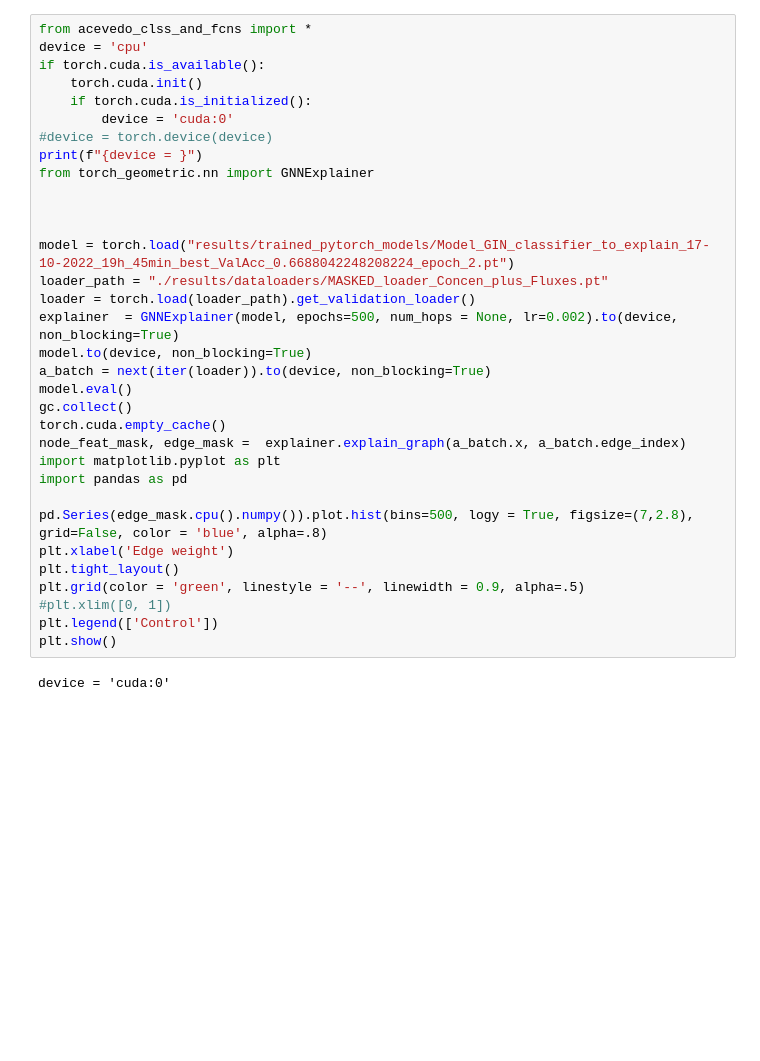
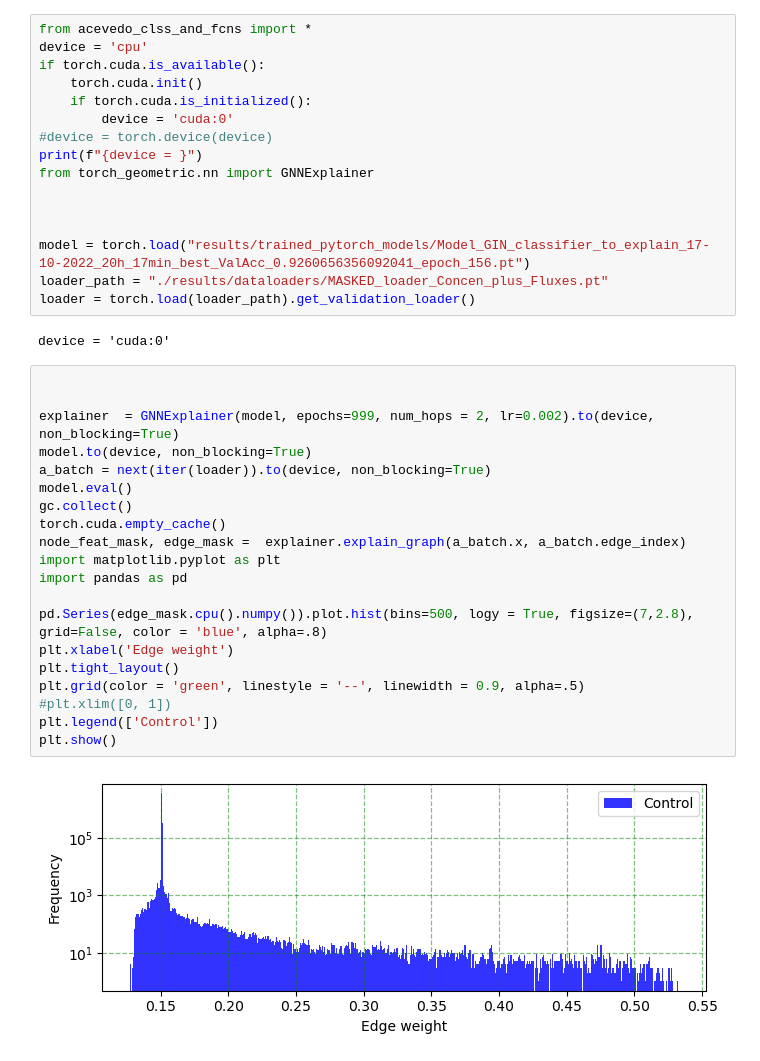
Before and after one commit to DeepenData/Graph_Neural_Networks_and_Phenylketonuria, a Jupyter notebook: src/step04_explainer.ipynb, the cells around one changed output. Cells and saved outputs as stored; diff of their text form; blank space fills up the shorter version.

```diff
--- a/src/step04_explainer.ipynb
+++ b/src/step04_explainer.ipynb
@@ -1,35 +1,40 @@
+# %%
+from acevedo_clss_and_fcns import *
+device = 'cpu'
+if torch.cuda.is_available():
+    torch.cuda.init()
+    if torch.cuda.is_initialized():
+        device = 'cuda:0'
+#device = torch.device(device)
+print(f"{device = }")
+from torch_geometric.nn import GNNExplainer
+
+
+
+model = torch.load("results/trained_pytorch_models/Model_GIN_classifier_to_explain_17-10-2022_20h_17min_best_ValAcc_0.9260656356092041_epoch_156.pt")
+loader_path = "./results/dataloaders/MASKED_loader_Concen_plus_Fluxes.pt"
+loader = torch.load(loader_path).get_validation_loader()
+# %% [output]
+device = 'cuda:0'
 # %%
-from acevedo_clss_and_fcns import *
-device = 'cpu'
-if torch.cuda.is_available():
-    torch.cuda.init()
-    if torch.cuda.is_initialized():
-        device = 'cuda:0'
-#device = torch.device(device)
-print(f"{device = }")
-from torch_geometric.nn import GNNExplainer
 
 
-
-model = torch.load("results/trained_pytorch_models/Model_GIN_classifier_to_explain_17-10-2022_19h_45min_best_ValAcc_0.6688042248208224_epoch_2.pt")
-loader_path = "./results/dataloaders/MASKED_loader_Concen_plus_Fluxes.pt"
-loader = torch.load(loader_path).get_validation_loader()
-explainer  = GNNExplainer(model, epochs=500, num_hops = None, lr=0.002).to(device, non_blocking=True)
+explainer  = GNNExplainer(model, epochs=999, num_hops = 2, lr=0.002).to(device, non_blocking=True)
 model.to(device, non_blocking=True)
 a_batch = next(iter(loader)).to(device, non_blocking=True)
 model.eval()
 gc.collect()
 torch.cuda.empty_cache()
 node_feat_mask, edge_mask =  explainer.explain_graph(a_batch.x, a_batch.edge_index)
 import matplotlib.pyplot as plt
 import pandas as pd
 
 pd.Series(edge_mask.cpu().numpy()).plot.hist(bins=500, logy = True, figsize=(7,2.8), grid=False, color = 'blue', alpha=.8)
 plt.xlabel('Edge weight')
 plt.tight_layout()
 plt.grid(color = 'green', linestyle = '--', linewidth = 0.9, alpha=.5)
 #plt.xlim([0, 1])
 plt.legend(['Control'])
 plt.show()
 # %% [output]
-device = 'cuda:0'
+[figure, added]
```
Also changed, not shown: parts of 7 cells of this notebook, 3 other files.
